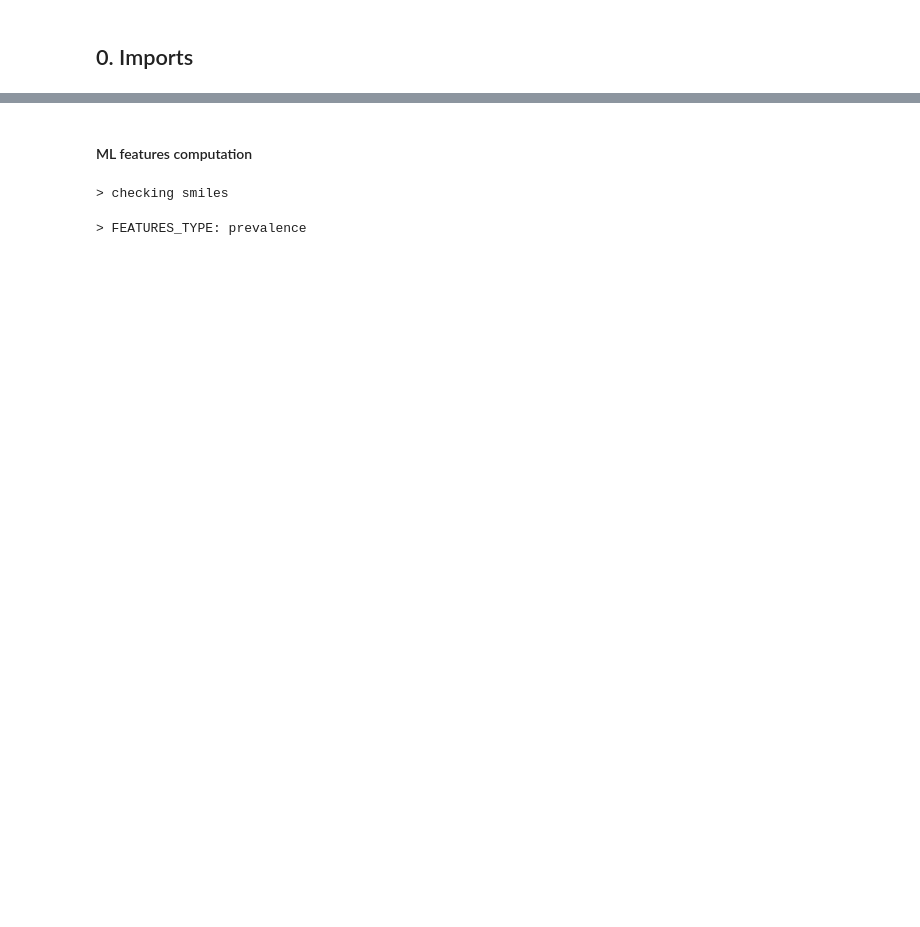
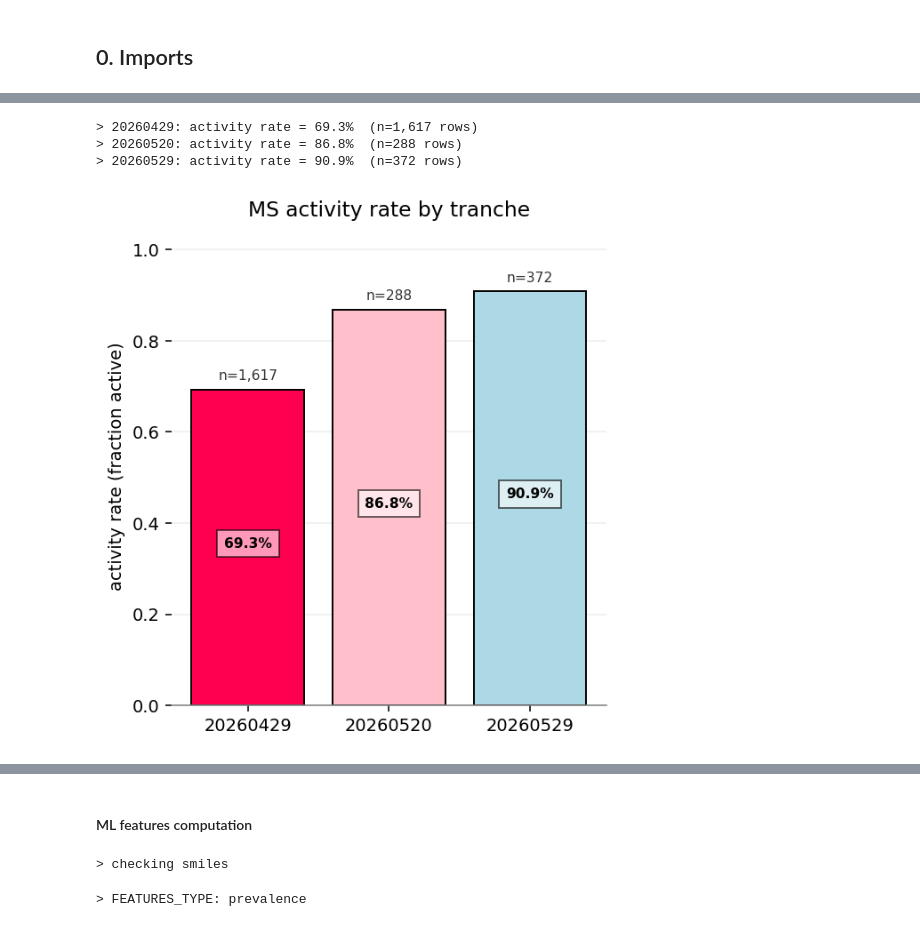
Before and after one commit to gtamo39/MS_ML, a Jupyter notebook: vignettes/MS_TargetML.ipynb, the cells around one changed output, grey strips where cells are left out. Drawn from its saved outputs; the diff is of its cells as text; code cells hidden in the pictures; blank space fills up the shorter version.

```diff
--- a/vignettes/MS_TargetML.ipynb
+++ b/vignettes/MS_TargetML.ipynb
@@ -102,7 +100,0 @@ serac_df = (pd.read_csv(CHEMLIB_PATH).drop(['CDD Number', 'Synonyms'], axis=1)
-# %%
-%%time
-df_raw, MS = fn.load_proteomics_data(
-    RAW_PROTEOMICS_PATH,
-    CLEAN_PROTEOMICS_PATH,
-    drop_plates=['Plate12', 'Plate15', 'Plate23'],
-)
@@ -163,0 +208,41 @@ df_raw.head(1)
+# %%
+## Activity rate per MS tranche — fraction of compounds that are active
+## (Cmpd Activity != "Silent", which equals Nr. Down > 0). One bar per tranche,
+## via Statistics_tools.plot_nice_barplot.
+def _activity_rate(MS):
+    # the activity column name differs across tranches:
+    #   serac/20260520 → "MSData - Proteomics activities: Cmpd Activity"
+    #   20260529       → "Cmpd Activity"   (substring match handles both)
+    act_col = next((c for c in MS.columns if 'Cmpd Activity' in c), None)
+    if act_col is not None:
+        return (MS[act_col] != 'Silent').mean()
+    down_col = next((c for c in MS.columns if 'Nr. Down' in c), None)   # fallback
+    return (pd.to_numeric(MS[down_col], errors='coerce') > 0).mean()
+
+_tranches = {'20260429': MS20260429, '20260520': MS20260520, '20260529': MS20260529}
+_rates    = {k: _activity_rate(v) for k, v in _tranches.items()}
+for k, r in _rates.items():
+    print(f'> {k}: activity rate = {r:.1%}  (n={len(_tranches[k]):,} rows)')
+
+stats_tools.plot_nice_barplot(
+    x=list(_rates.keys()),
+    y=list(_rates.values()),
+    annotations=[f'{r:.1%}' for r in _rates.values()],
+    colors=['#ff0051', 'pink', 'lightblue'],
+)
+import matplotlib.pyplot as plt
+ax = plt.gca()
+# n on top of each bar (bars are in the same order as _tranches/_rates)
+_ns = [len(_tranches[k]) for k in _rates]
+for bar, n in zip(ax.patches, _ns):
+    ax.text(bar.get_x() + bar.get_width() / 2, bar.get_height() + 0.015,
+            f'n={n:,}', ha='center', va='bottom', fontsize=8, color='#333')
+ax.set_ylabel('activity rate (fraction active)')
+ax.set_ylim(0, 1.05)               # headroom for the n labels
+plt.title('MS activity rate by tranche')
+plt.show()
+# %% [output]
+> 20260429: activity rate = 69.3%  (n=1,617 rows)
+> 20260520: activity rate = 86.8%  (n=288 rows)
+> 20260529: activity rate = 90.9%  (n=372 rows)
+[figure, added]
```
Also changed, not shown: parts of 37 cells of this notebook, 7 other files.
